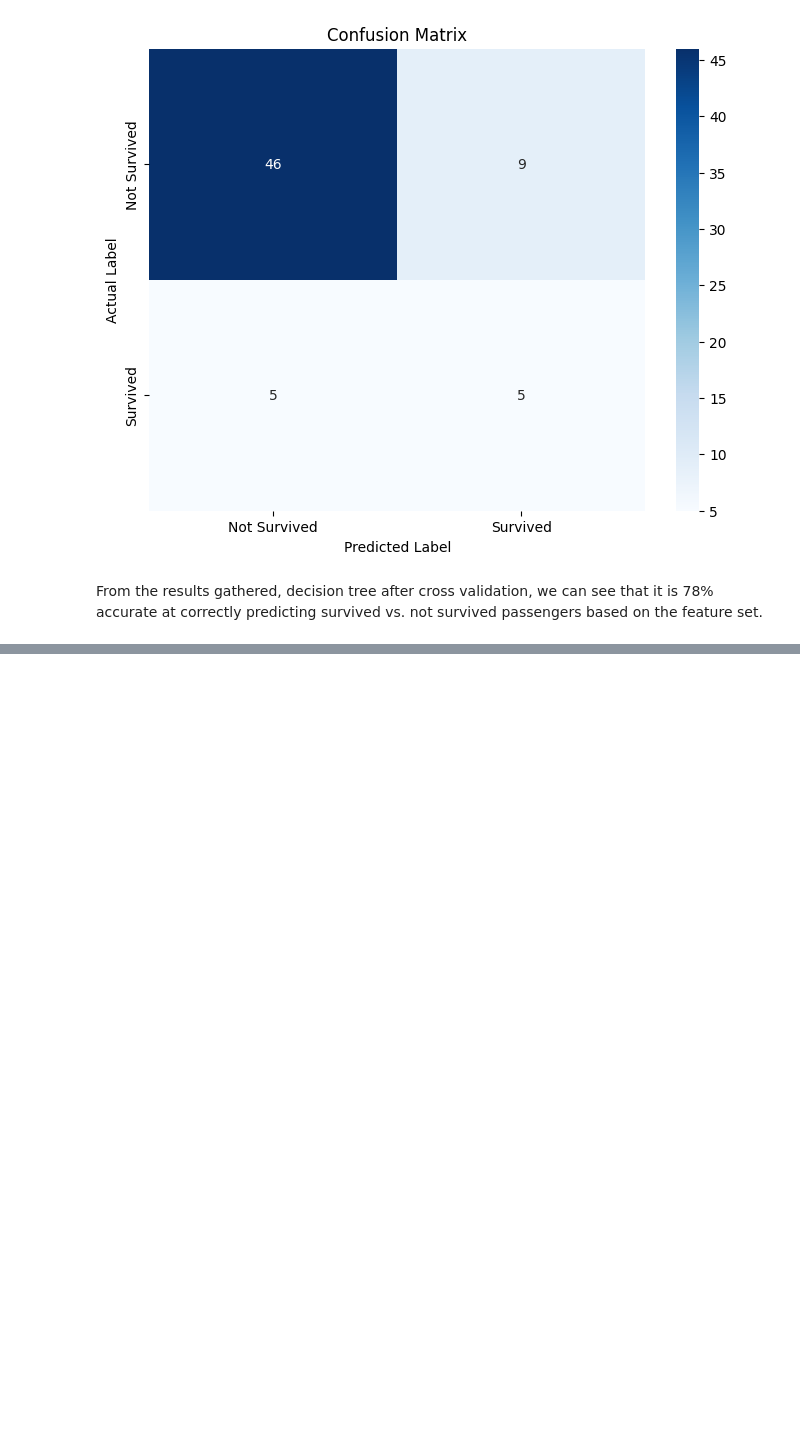
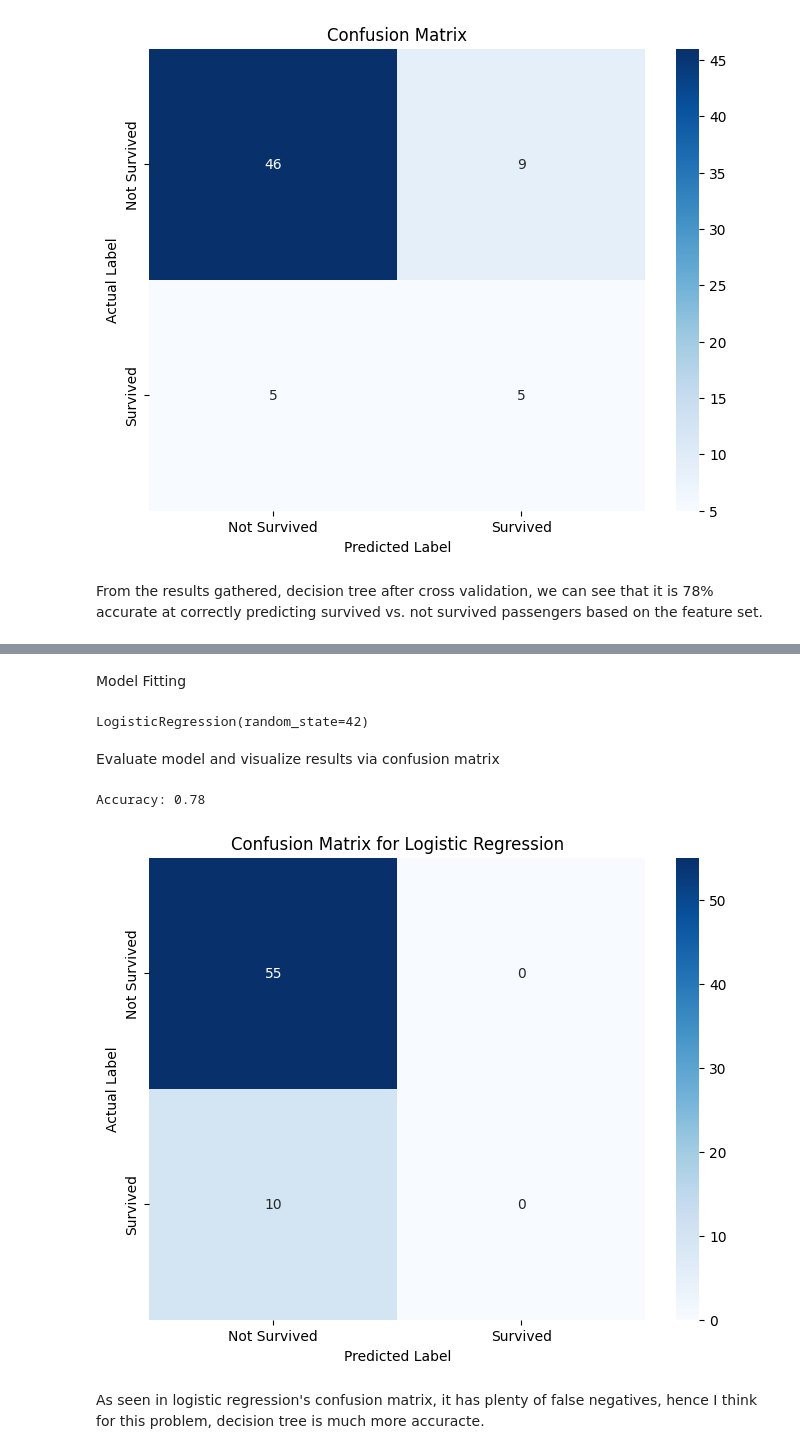
Before and after one commit to ankitajaswal/CODSOFT, a Jupyter notebook: Task 1/Testbench.ipynb, the cells around one changed output, grey strips where cells are left out. Cells and saved outputs as stored; diff of their text form; code cells hidden in the pictures; blank space fills up the shorter version.

Commit message:
logistic regression - model fitting, train, eval

```diff
--- a/Task 1/Testbench.ipynb
+++ b/Task 1/Testbench.ipynb
@@ -395,0 +398,42 @@ From the results gathered, decision tree after cross validation, we can see that
+# %% [markdown]
+Model Fitting
+# %%
+from sklearn.linear_model import LogisticRegression
+
+lr = LogisticRegression(random_state=42)
+
+# Train the model
+lr.fit(X_train, y_train)
+# %% [output]
+LogisticRegression(random_state=42)
+# %%
+# predict on test set
+y_pred_lr = lr.predict(X_test)
+# %% [markdown]
+Evaluate model and visualize results via confusion matrix
+# %%
+from sklearn.metrics import confusion_matrix, accuracy_score
+
+# calculate measurable metrics
+accuracy_lr = accuracy_score(y_test, y_pred_lr)
+print(f"Accuracy: {accuracy:.2f}")
+
+# confusion matrix
+cm_lr = confusion_matrix(y_test, y_pred_lr)
+# %% [output]
+Accuracy: 0.78
+# %%
+import matplotlib.pyplot as plt
+import seaborn as sns
+
+# Plotting
+plt.figure(figsize=(8, 6))
+sns.heatmap(cm_lr, annot=True, fmt="d", cmap="Blues", xticklabels=["Not Survived", "Survived"], yticklabels=["Not Survived", "Survived"])
+plt.xlabel('Predicted Label')
+plt.ylabel('Actual Label')
+plt.title('Confusion Matrix for Logistic Regression')
+plt.show()
+# %% [output]
+[figure, added]
+# %% [markdown]
+As seen in logistic regression's confusion matrix, it has plenty of false negatives, hence I think for this problem, decision tree is much more accuracte.
```
Also changed, not shown: parts of 1 cell of this notebook.
